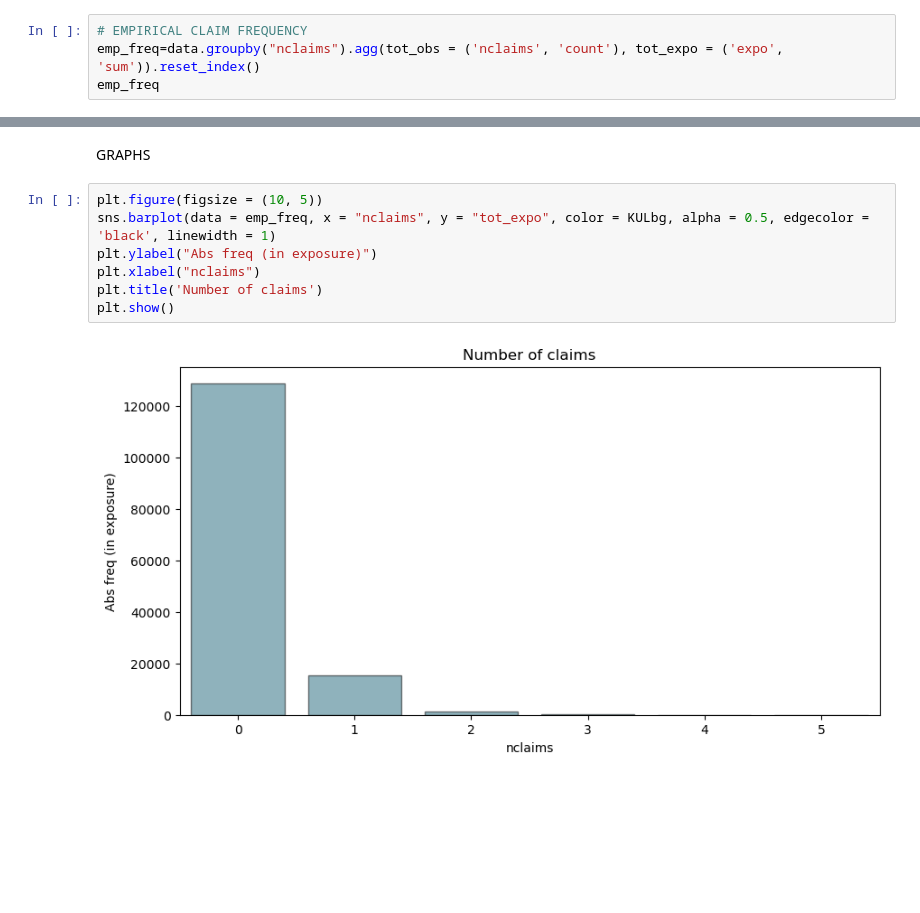
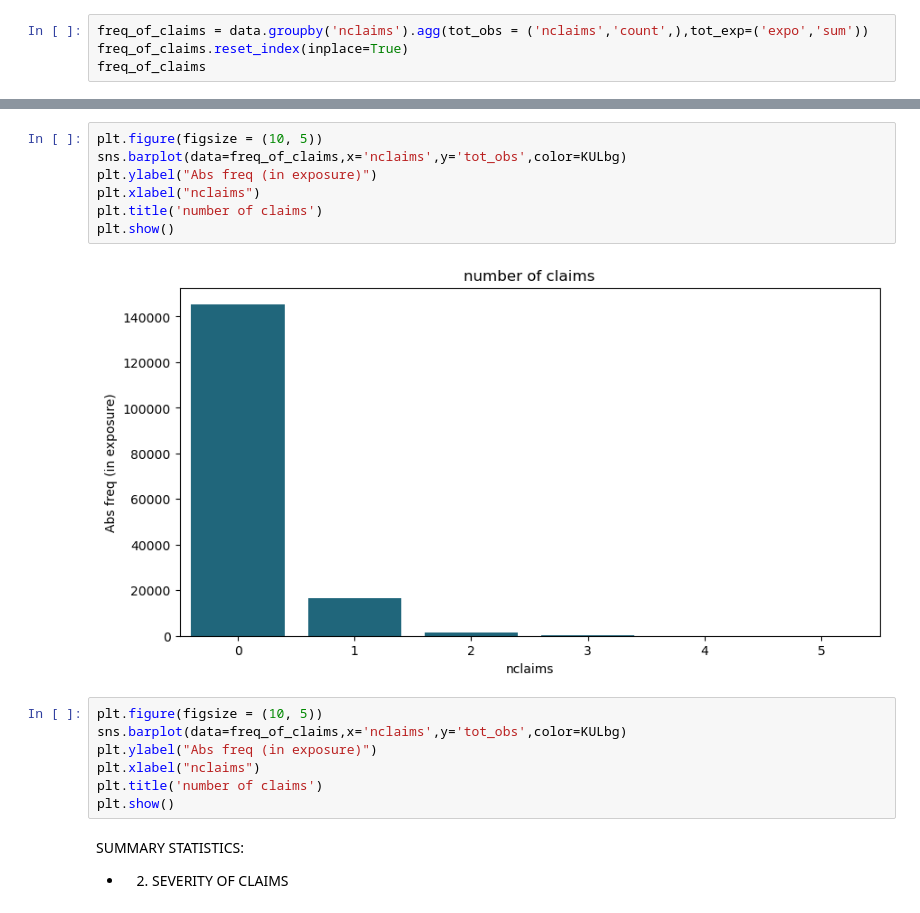
Before and after one commit to HalfmoonSD/Data-Science-for-Non-Life-Insurance-Project, a Jupyter notebook: GLM.ipynb, the cells around one changed output, grey strips where cells are left out. Cells and saved outputs as stored; diff of their text form; blank space fills up the shorter version.

```diff
--- a/GLM.ipynb
+++ b/GLM.ipynb
@@ -43,5 +48,5 @@ SUMMARY STATISTICS
 # %%
-# EMPIRICAL CLAIM FREQUENCY
-emp_freq=data.groupby("nclaims").agg(tot_obs = ('nclaims', 'count'), tot_expo = ('expo', 'sum')).reset_index()
-emp_freq
+freq_of_claims = data.groupby('nclaims').agg(tot_obs = ('nclaims','count',),tot_exp=('expo','sum'))
+freq_of_claims.reset_index(inplace=True)
+freq_of_claims
 # %% [output]
@@ -80,14 +60,22 @@ data['sev'].mean(skipna=True)
-# %% [markdown]
-GRAPHS
 # %%
 plt.figure(figsize = (10, 5))
-sns.barplot(data = emp_freq, x = "nclaims", y = "tot_expo", color = KULbg, alpha = 0.5, edgecolor = 'black', linewidth = 1)
+sns.barplot(data=freq_of_claims,x='nclaims',y='tot_obs',color=KULbg)
 plt.ylabel("Abs freq (in exposure)")
 plt.xlabel("nclaims")
-plt.title('Number of claims')
+plt.title('number of claims')
 plt.show()
 # %% [output]
-[figure, old version]
+[figure, new version]
+# %%
+plt.figure(figsize = (10, 5))
+sns.barplot(data=freq_of_claims,x='nclaims',y='tot_obs',color=KULbg)
+plt.ylabel("Abs freq (in exposure)")
+plt.xlabel("nclaims")
+plt.title('number of claims')
+plt.show()
+# %% [markdown]
+SUMMARY STATISTICS:
+- 2. SEVERITY OF CLAIMS
 # %%
 pos_sev = data[data['sev']>0]
 pos_sev.head()
```
Also changed, not shown: parts of 21 cells of this notebook, 1 other file.
